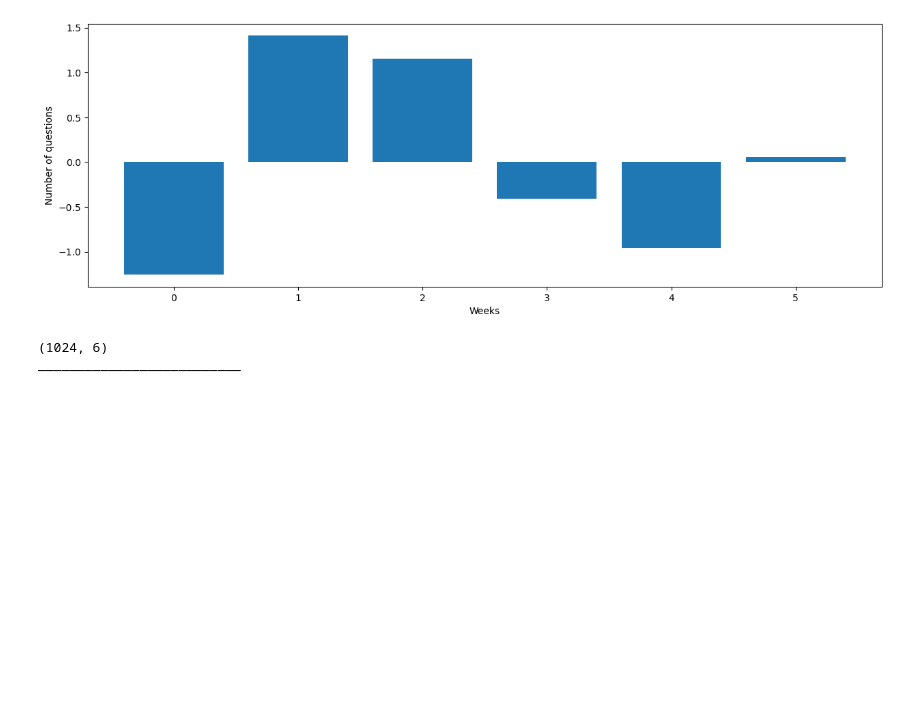
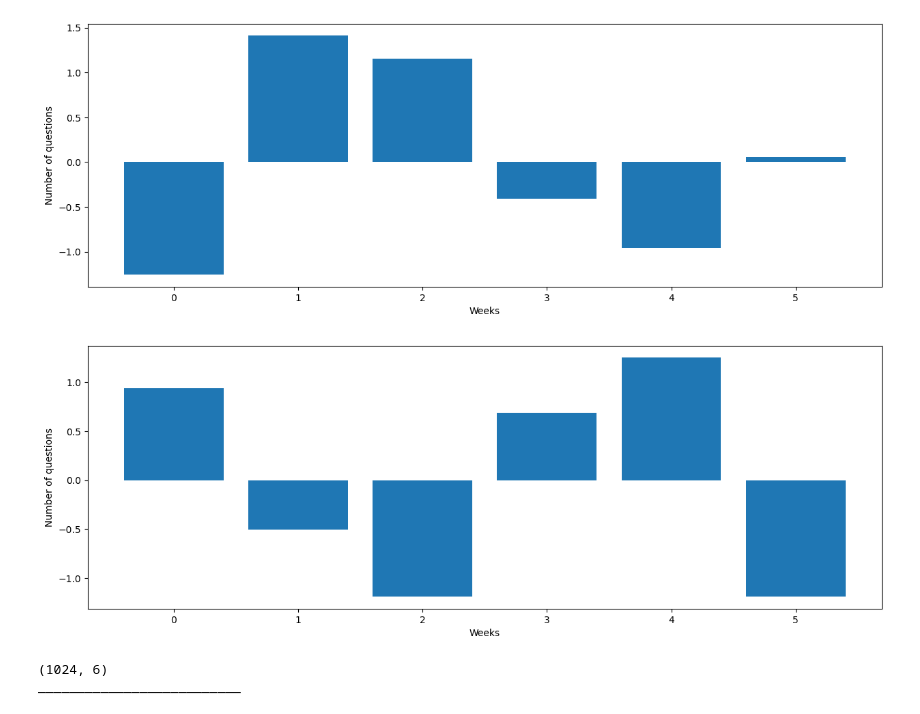
Before and after one commit to ML4BD/final-submission-uclumasa, a Jupyter notebook: lernnavi_clustering_efforts.ipynb, the cells around one changed output. Cells and saved outputs as stored; diff of their text form; code cells hidden in the pictures; blank space fills up the shorter version.

Commit message:
add clustering for math

```diff
--- a/lernnavi_clustering_efforts.ipynb
+++ b/lernnavi_clustering_efforts.ipynb
@@ -50,3 +50,8 @@ cluster.visualize_data(data[len(data)-1]) # We visualize one student's data
 # %% [output]
 [figure]
+# %%
+user_ids_math, data_math = cluster.prepare_data(students=mastery_df_math,min_week=6, scale = True)
+cluster.visualize_data(data_math[len(data_math)-1]) # We visualize one student's data
+# %% [output]
+[figure, added]
 # %%
```
Also changed, not shown: parts of 25 cells of this notebook.
